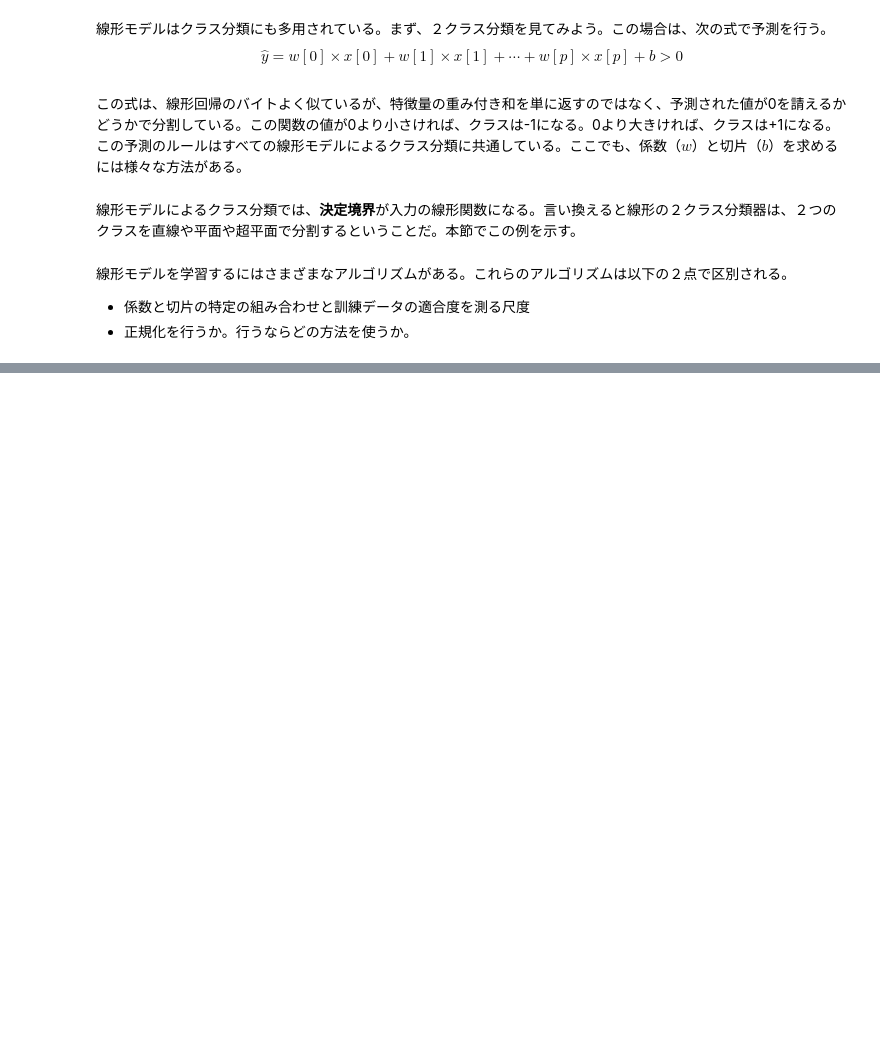
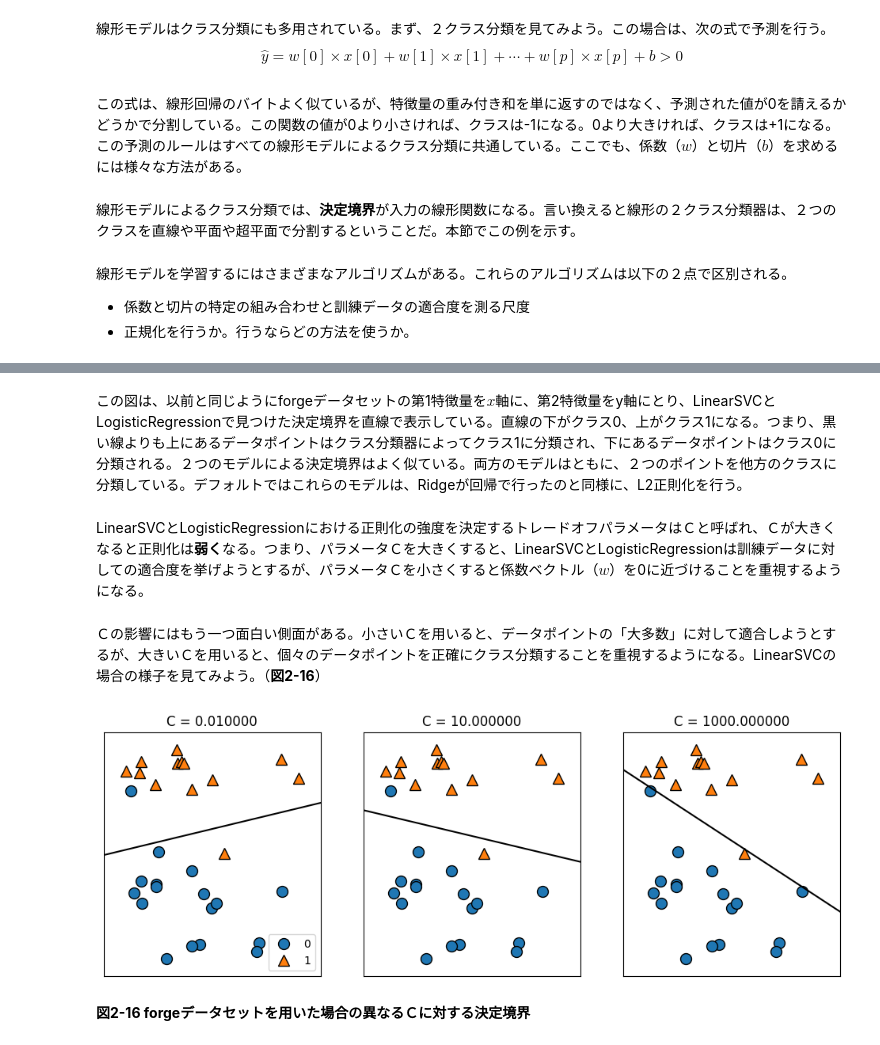
Before and after one commit to SeijiFukuhara/Introduction_to_Machine_Learning_with_Python_O-REILLY, a Jupyter notebook: notebooks/2_3_3__2_クラス分類のための線形モデル.ipynb, the cells around one changed output, grey strips where cells are left out. Drawn from its saved outputs; the diff is of its cells as text; code cells hidden in the pictures; blank space fills up the shorter version.

```diff
--- a/notebooks/2_3_3__2_クラス分類のための線形モデル.ipynb
+++ b/notebooks/2_3_3__2_クラス分類のための線形モデル.ipynb
@@ -15,0 +41,12 @@
+# %% [markdown]
+この図は、以前と同じようにforgeデータセットの第1特徴量を$x$軸に、第2特徴量をy軸にとり、LinearSVCとLogisticRegressionで見つけた決定境界を直線で表示している。直線の下がクラス0、上がクラス1になる。つまり、黒い線よりも上にあるデータポイントはクラス分類器によってクラス1に分類され、下にあるデータポイントはクラス0に分類される。２つのモデルによる決定境界はよく似ている。両方のモデルはともに、２つのポイントを他方のクラスに分類している。デフォルトではこれらのモデルは、Ridgeが回帰で行ったのと同様に、L2正則化を行う。
+# %% [markdown]
+LinearSVCとLogisticRegressionにおける正則化の強度を決定するトレードオフパラメータはＣと呼ばれ、Ｃが大きくなると正則化は**弱く**なる。つまり、パラメータＣを大きくすると、LinearSVCとLogisticRegressionは訓練データに対しての適合度を挙げようとするが、パラメータＣを小さくすると係数ベクトル（$w$）を0に近づけることを重視するようになる。
+# %% [markdown]
+Ｃの影響にはもう一つ面白い側面がある。小さいＣを用いると、データポイントの「大多数」に対して適合しようとするが、大きいＣを用いると、個々のデータポイントを正確にクラス分類することを重視するようになる。LinearSVCの場合の様子を見てみよう。（**図2-16**）
+# %%
+mglearn.plots.plot_linear_svc_regularization()
+# %% [output]
+[figure, added]
+# %% [markdown]
+**図2-16 forgeデータセットを用いた場合の異なるＣに対する決定境界**
```
Also changed, not shown: parts of 3 cells of this notebook.
